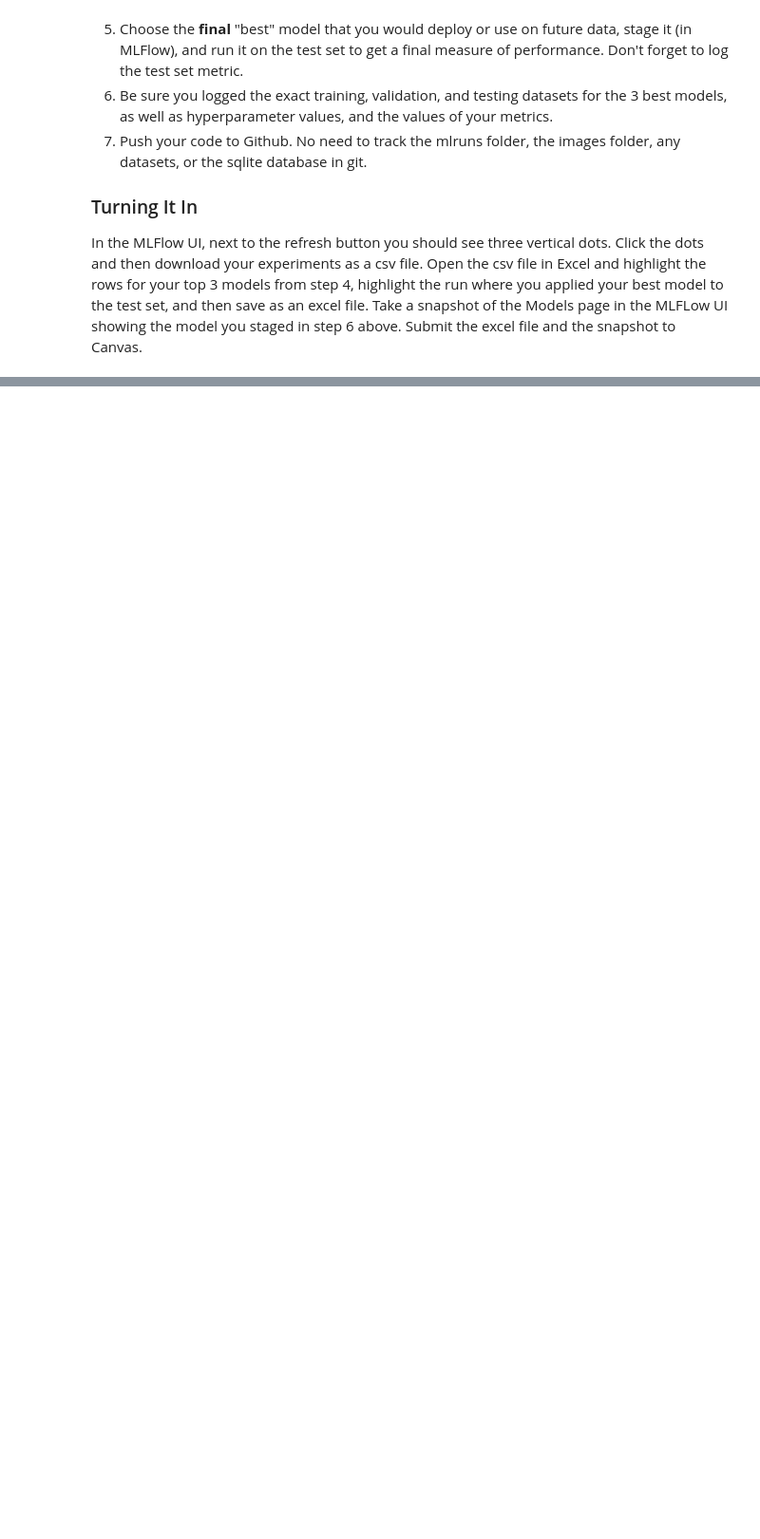
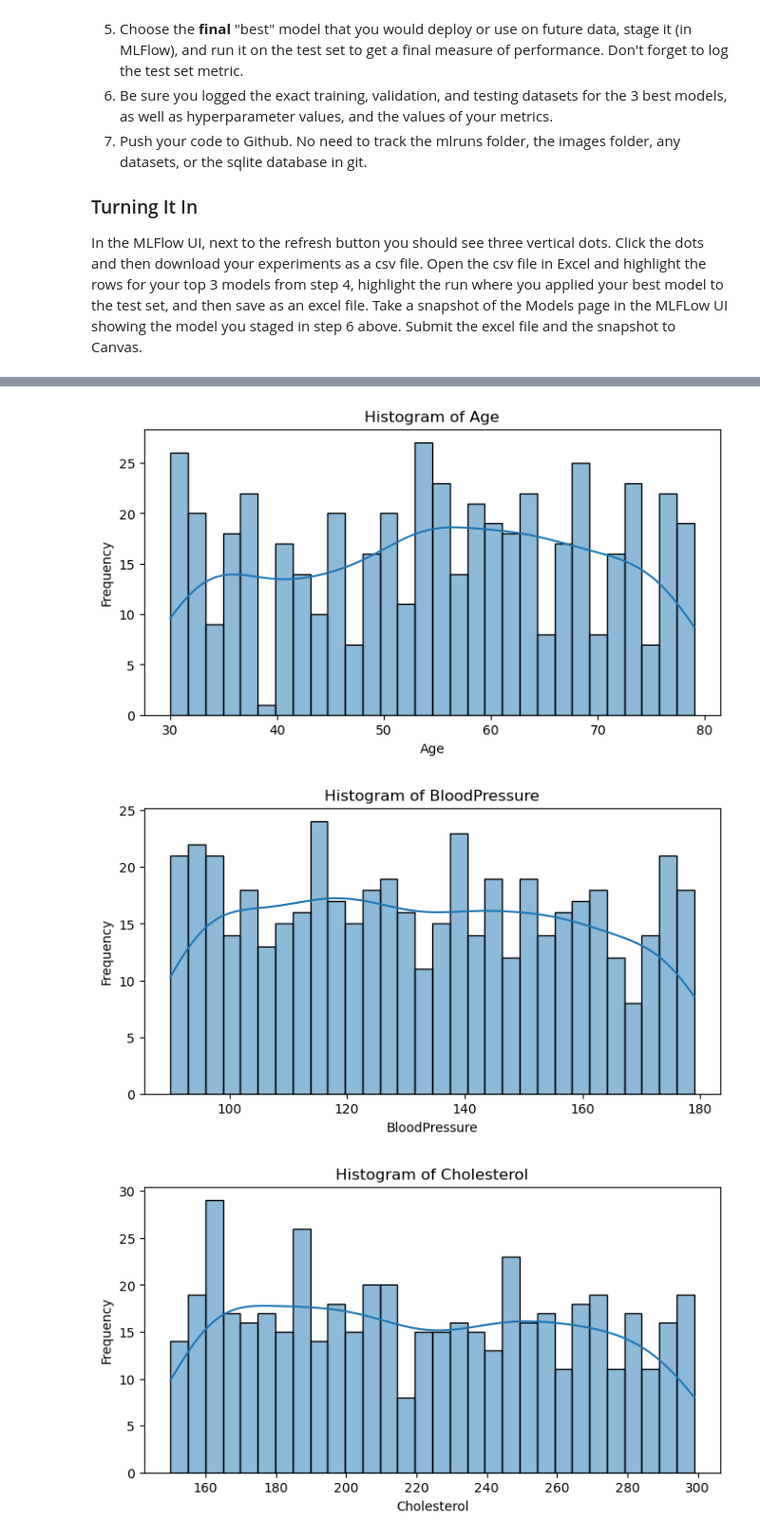
Before and after one commit to ThiThanhChi/msds-603, a Jupyter notebook: labs/Lab_2_exp_tracking_local.ipynb, the cells around one changed output, grey strips where cells are left out. Shown at 95% size. Saved outputs shown, nothing was run; the diff lists cells and outputs as text; code cells hidden in the pictures; blank space fills up the shorter version.

```diff
--- a/labs/Lab_2_exp_tracking_local.ipynb
+++ b/labs/Lab_2_exp_tracking_local.ipynb
@@ -390,0 +464,3 @@ In the MLFlow UI, next to the refresh button you should see three vertical dots.
+# %%
+df = pd.read_csv('/Users/chinguyen/Desktop/USF-MSDS/msds-603/mlops/data/heart_dataset.csv')
+df.head()
@@ -390,0 +502,13 @@ In the MLFlow UI, next to the refresh button you should see three vertical dots.
+# %%
+# Assuming df is your DataFrame and numeric_columns is a list of numeric column names
+for col in df.columns[[0, 2, 3, 4, 5]]:  # Select columns by index
+    plt.figure(figsize=(8, 4))
+    sns.histplot(data=df, x=col, kde=True, bins=30)
+    plt.title(f'Histogram of {col}')  # Correct method to set title
+    plt.xlabel(col)
+    plt.ylabel('Frequency')
+    plt.show()
+# %% [output]
+[figure, added]
+[figure, added]
+[figure, added]
```
Also changed, not shown: parts of 54 cells of this notebook, 8 other files.
